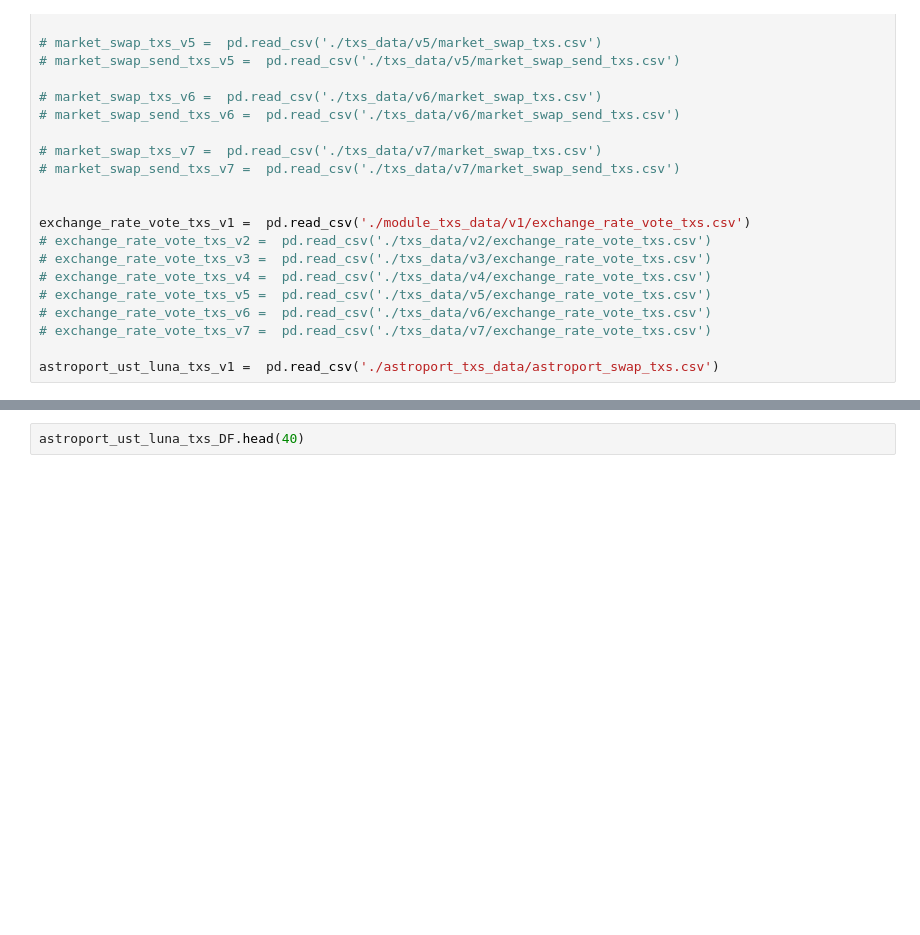
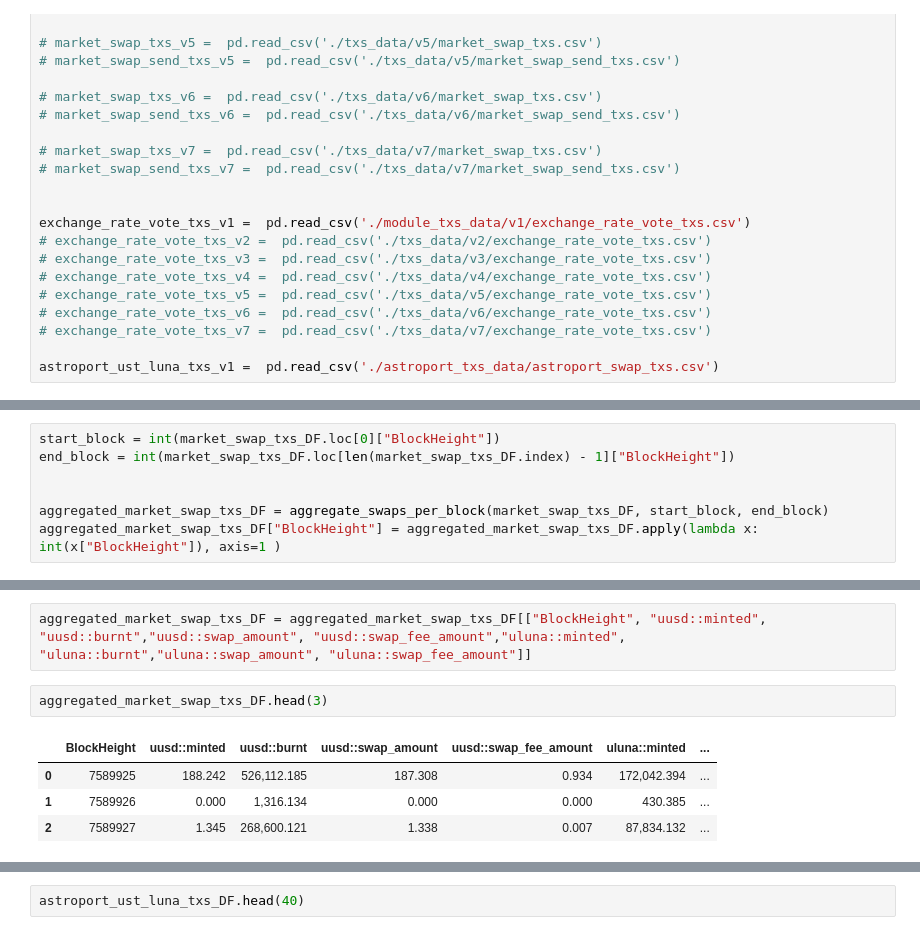
Before and after one commit to AstroTech-Labs/Research_1_TerraClassic, a Jupyter notebook: learning_layer_research/terra_market_module/data_preprocessing.ipynb, the cells around one changed output, grey strips where cells are left out. Cells and saved outputs as stored; diff of their text form; blank space fills up the shorter version.

```diff
--- a/learning_layer_research/terra_market_module/data_preprocessing.ipynb
+++ b/learning_layer_research/terra_market_module/data_preprocessing.ipynb
@@ -60,0 +280,7 @@ astroport_ust_luna_txs_v1 =  pd.read_csv('./astroport_txs_data/astroport_swap_tx
+# %%
+start_block = int(market_swap_txs_DF.loc[0]["BlockHeight"])
+end_block = int(market_swap_txs_DF.loc[len(market_swap_txs_DF.index) - 1]["BlockHeight"])
+
+
+aggregated_market_swap_txs_DF = aggregate_swaps_per_block(market_swap_txs_DF, start_block, end_block)
+aggregated_market_swap_txs_DF["BlockHeight"] = aggregated_market_swap_txs_DF.apply(lambda x: int(x["BlockHeight"]), axis=1 )
@@ -60,0 +321,9 @@ astroport_ust_luna_txs_v1 =  pd.read_csv('./astroport_txs_data/astroport_swap_tx
+# %%
+aggregated_market_swap_txs_DF = aggregated_market_swap_txs_DF[["BlockHeight", "uusd::minted", "uusd::burnt","uusd::swap_amount", "uusd::swap_fee_amount","uluna::minted", "uluna::burnt","uluna::swap_amount", "uluna::swap_fee_amount"]]
+# %%
+aggregated_market_swap_txs_DF.head(3)
+# %% [output]
+|  | BlockHeight | uusd::minted | uusd::burnt | uusd::swap_amount | uusd::swap_fee_amount | uluna::minted | ... |
+| 0 | 7589925 | 188.242 | 526,112.185 | 187.308 | 0.934 | 172,042.394 | ... |
+| 1 | 7589926 | 0.000 | 1,316.134 | 0.000 | 0.000 | 430.385 | ... |
+| 2 | 7589927 | 1.345 | 268,600.121 | 1.338 | 0.007 | 87,834.132 | ... |
```
Also changed, not shown: parts of 49 cells of this notebook.
